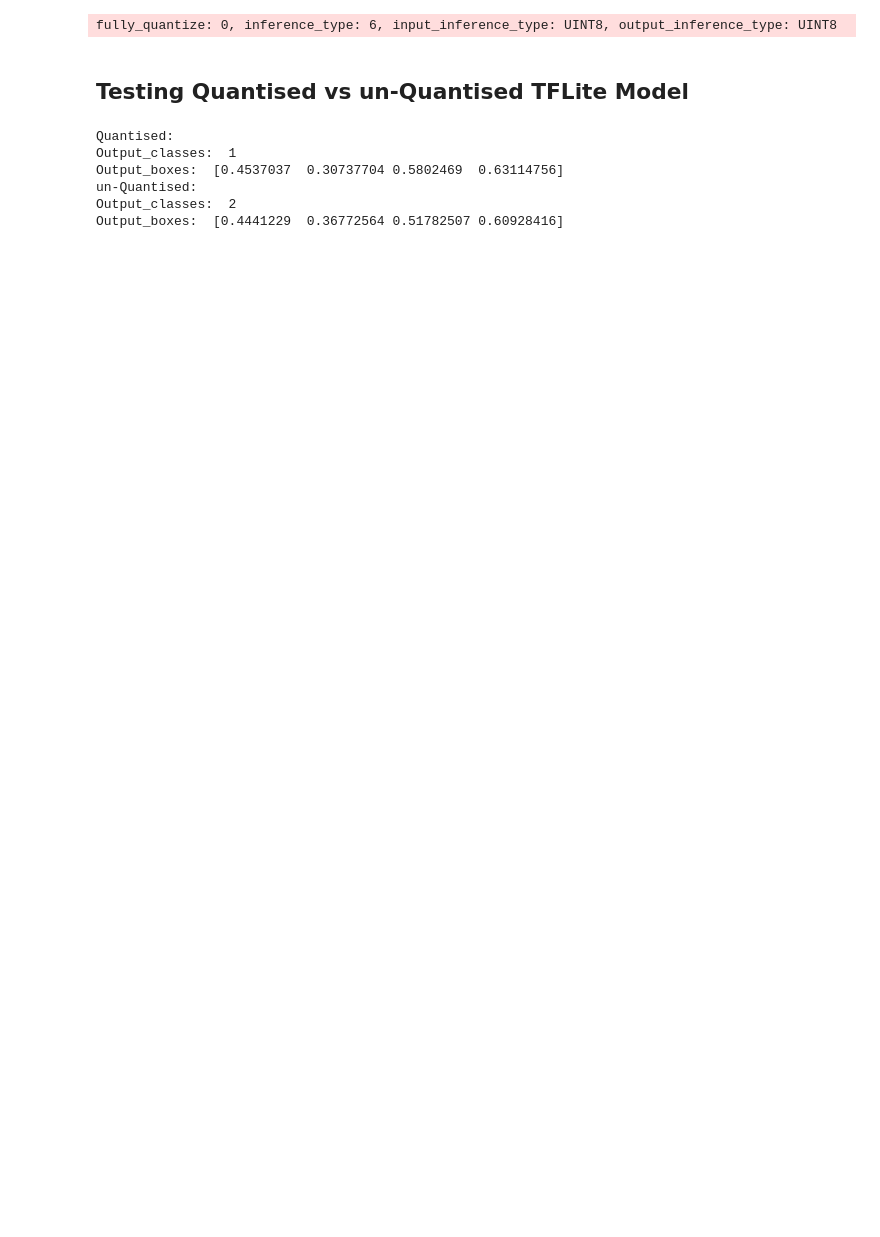
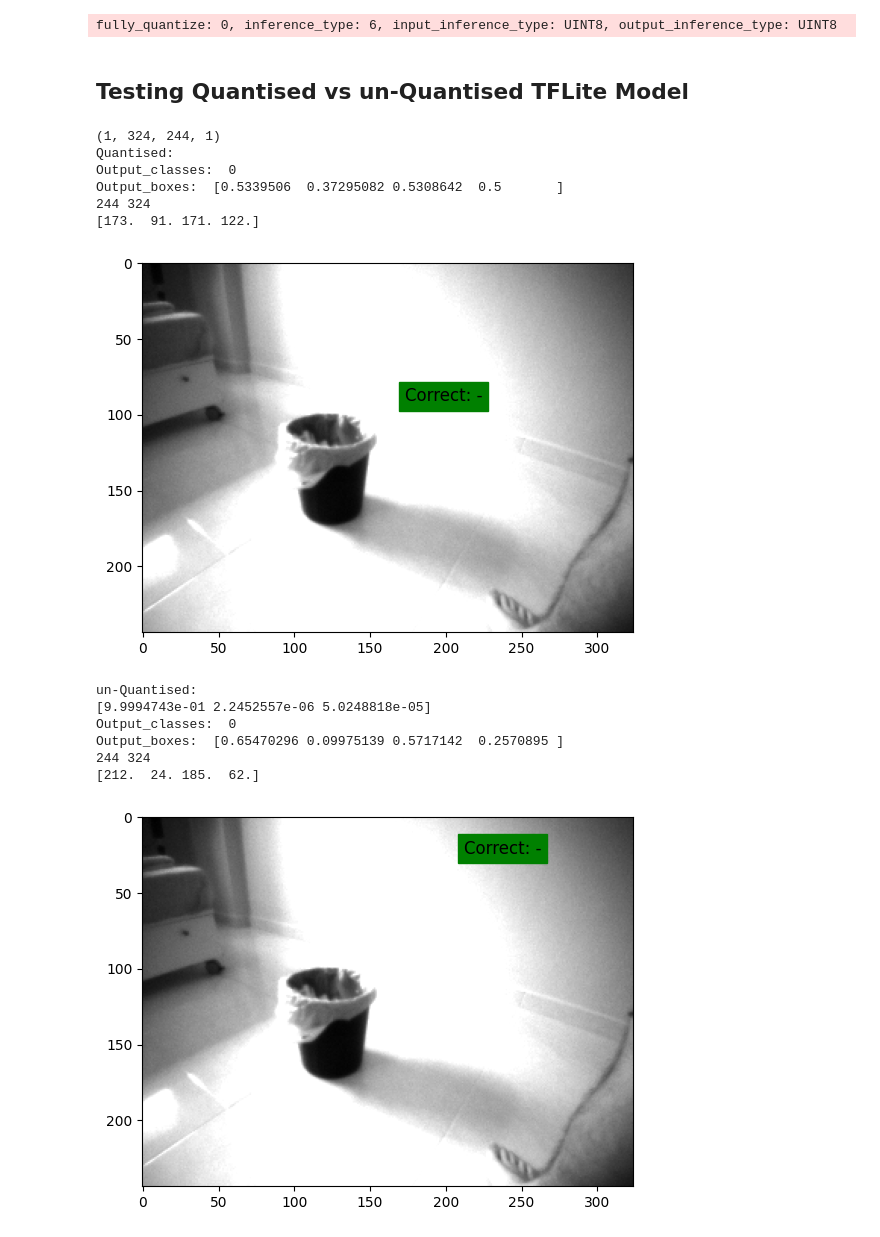
Before and after one commit to Sirbot9988/person-detection, a Jupyter notebook: model.ipynb, the cells around one changed output. Drawn from its saved outputs; the diff is of its cells as text; code cells hidden in the pictures; blank space fills up the shorter version.

```diff
--- a/model.ipynb
+++ b/model.ipynb
@@ -469,14 +477,17 @@ fully_quantize: 0, inference_type: 6, input_inference_type: UINT8, output_infere
 from tensorflow.python.ops.numpy_ops import np_config
 np_config.enable_numpy_behavior()
 x = str(np.random.randint(10, 90))
-image = 'samples/images/cones/img_0000'+x+'.png'
+image = 'samples/img_000032.png'
 QUANTISED = 1
 
 # if QUANTISED:
 model_path = 'model/detection_q.tflite'
 test_img = keras.preprocessing.image.load_img(image, target_size=(height, width), color_mode='grayscale')
 test_img_arr = np.array(keras.preprocessing.image.img_to_array(test_img))
+test_img_arr = np.transpose(test_img_arr, (1, 0, 2))
 input_image = np.expand_dims(test_img_arr.astype(np.uint8), axis=0)
+
+print(input_image.shape)
 
 interpreter = tf.lite.Interpreter(model_path=model_path)
 interpreter.allocate_tensors()
@@ -495,37 +506,47 @@ bbox[0] /= width
 bbox[1] /= height
 bbox[2] /= width
 bbox[3] /= height
 # bbox = (output_boxes[0]-2)*0.003017221810296178 # Quantisation Values
 print('Quantised:')
 print('Output_classes: ', pred_label)
 print('Output_boxes: ', bbox)
-# visualize_predictions(input_image.squeeze(), bbox, pred_label, "-")
+visualize_predictions(input_image.squeeze(), bbox, pred_label, "-")
 
 model_path = 'model/detection.tflite'
 test_img = keras.preprocessing.image.load_img(image, target_size=(height, width), color_mode='grayscale')
 test_img_arr = np.array(keras.preprocessing.image.img_to_array(test_img))
+test_img_arr = np.transpose(test_img_arr, (1, 0, 2))
 input_image = np.expand_dims(test_img_arr.astype(np.float32), axis=0)
 interpreter = tf.lite.Interpreter(model_path=model_path)
 interpreter.allocate_tensors()
 
 input_details = interpreter.get_input_details()
 output_details = interpreter.get_output_details()
 interpreter.set_tensor(input_details[0]['index'], input_image)
 interpreter.invoke()
 
 output_boxes = interpreter.get_tensor(output_details[1]['index'])
 output_classes = interpreter.get_tensor(output_details[0]['index'])
 pred_label = np.argmax(output_classes[0])
 bbox = output_boxes[0]
 print('un-Quantised:')
+print(output_classes[0])
 print('Output_classes: ', pred_label)
 print('Output_boxes: ', bbox)
 
-# visualize_predictions(input_image.squeeze(), bbox, pred_label, "-")
+visualize_predictions(input_image.squeeze(), bbox, pred_label, "-")
 # %% [output]
+(1, 324, 244, 1)
 Quantised:
-Output_classes:  1
-Output_boxes:  [0.4537037  0.30737704 0.5802469  0.63114756]
-un-Quantised:
-Output_classes:  2
-Output_boxes:  [0.4441229  0.36772564 0.51782507 0.60928416]
+Output_classes:  0
+Output_boxes:  [0.5339506  0.37295082 0.5308642  0.5       ]
+244 324
+[173.  91. 171. 122.]
+[figure, added]
+un-Quantised:
+[9.9994743e-01 2.2452557e-06 5.0248818e-05]
+Output_classes:  0
+Output_boxes:  [0.65470296 0.09975139 0.5717142  0.2570895 ]
+244 324
+[212.  24. 185.  62.]
+[figure, added]
```
Also changed, not shown: parts of 9 cells of this notebook, 2 other files.
